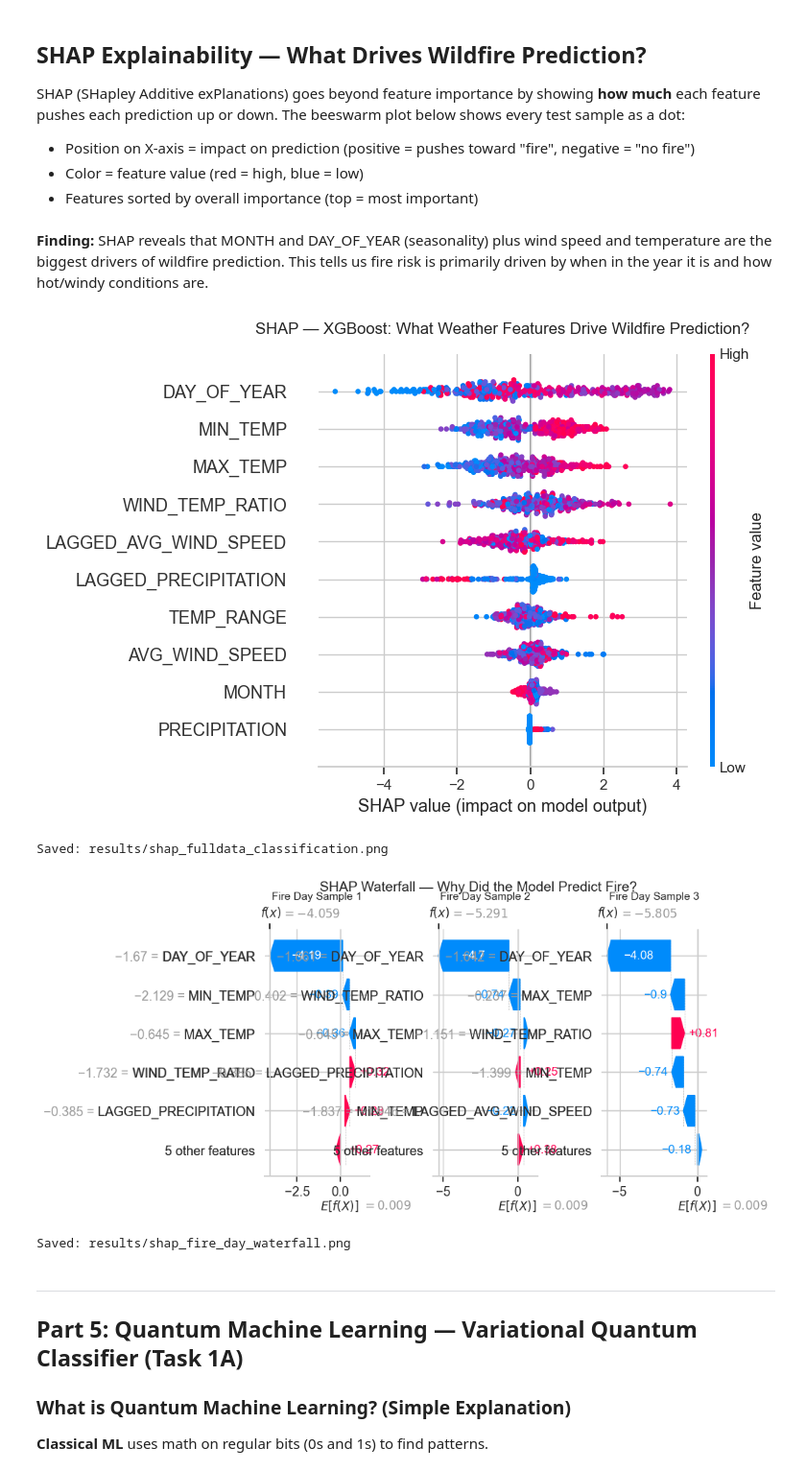
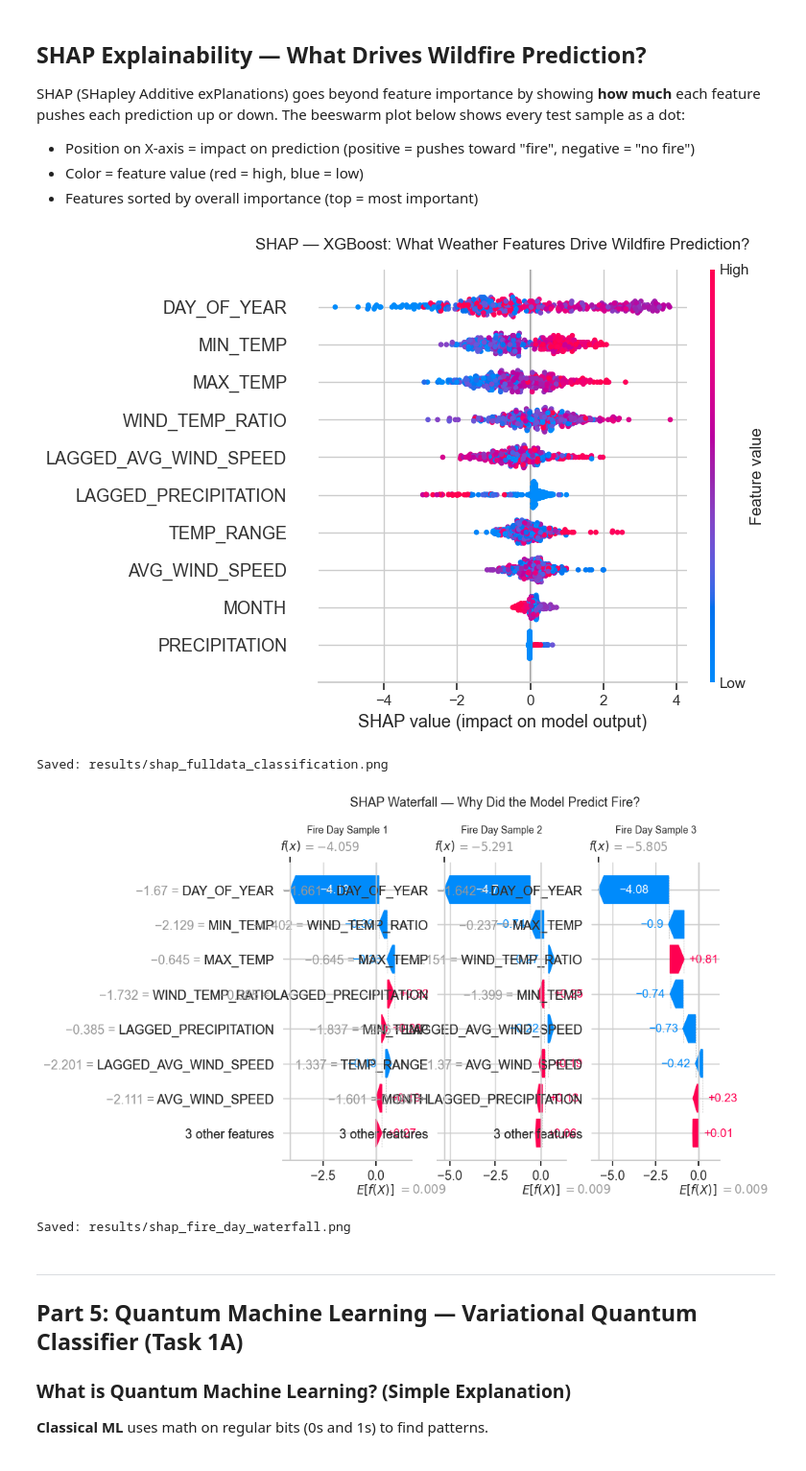
Before and after one commit to Priti0427/Quantum-Sustainability-Challenge, a Jupyter notebook: notebooks/01_EDA_and_Baselines.ipynb, the cells around one changed output. Shown at 96% size. Drawn from its saved outputs; the diff is of its cells as text; code cells hidden in the pictures.

```diff
--- a/notebooks/01_EDA_and_Baselines.ipynb
+++ b/notebooks/01_EDA_and_Baselines.ipynb
@@ -540,45 +455,43 @@ feature pushes each prediction up or down. The beeswarm plot below shows every t
 - Position on X-axis = impact on prediction (positive = pushes toward "fire", negative = "no fire")
 - Color = feature value (red = high, blue = low)
 - Features sorted by overall importance (top = most important)
-# %% [markdown]
-**Finding:** SHAP reveals that MONTH and DAY_OF_YEAR (seasonality) plus wind speed and temperature are the biggest drivers of wildfire prediction. This tells us fire risk is primarily driven by when in the year it is and how hot/windy conditions are.
 # %%
 import shap
 
 xgb_model = models['XGBoost']
 X_shap_df = pd.DataFrame(X_test_scaled, columns=features)
 
 explainer = shap.TreeExplainer(xgb_model)
 shap_values = explainer(X_shap_df)
 
 # Beeswarm summary
 fig, ax = plt.subplots(figsize=(10, 6))
 shap.plots.beeswarm(shap_values, show=False, max_display=12)
 plt.title('SHAP — XGBoost: What Weather Features Drive Wildfire Prediction?',
           fontsize=12, pad=15)
 plt.tight_layout()
 plt.savefig("../results/shap_fulldata_classification.png", dpi=150, bbox_inches='tight')
 plt.show()
 print("Saved: results/shap_fulldata_classification.png")
 
 # Waterfall plots for 3 fire-day predictions
 fire_indices = [i for i, y in enumerate(y_test) if y == 1][:3]
-fig, axes = plt.subplots(1, min(3, len(fire_indices)), figsize=(24, 7))
+fig, axes = plt.subplots(1, min(3, len(fire_indices)), figsize=(18, 5))
 if len(fire_indices) == 1:
     axes = [axes]
 for idx, fi in enumerate(fire_indices[:3]):
     plt.sca(axes[idx])
-    shap.plots.waterfall(shap_values[fi], show=False, max_display=6)
-    axes[idx].set_title(f'Fire Day Sample {idx+1}', fontsize=11)
-plt.suptitle('SHAP Waterfall — Why Did the Model Predict Fire?', fontsize=14, y=1.03)
-plt.subplots_adjust(wspace=0.6)
+    shap.plots.waterfall(shap_values[fi], show=False, max_display=8)
+    axes[idx].set_title(f'Fire Day Sample {idx+1}', fontsize=10)
+plt.suptitle('SHAP Waterfall — Why Did the Model Predict Fire?', fontsize=13, y=1.05)
+plt.tight_layout()
 plt.savefig("../results/shap_fire_day_waterfall.png", dpi=150, bbox_inches='tight')
 plt.show()
 print("Saved: results/shap_fire_day_waterfall.png")
 # %% [output]
-[figure, old version]
+[figure, new version]
 Saved: results/shap_fulldata_classification.png
-[figure, old version]
+[figure, new version]
 Saved: results/shap_fire_day_waterfall.png
 # %% [markdown]
 ---
```
Also changed, not shown: parts of 15 cells of this notebook, 6 other files.
